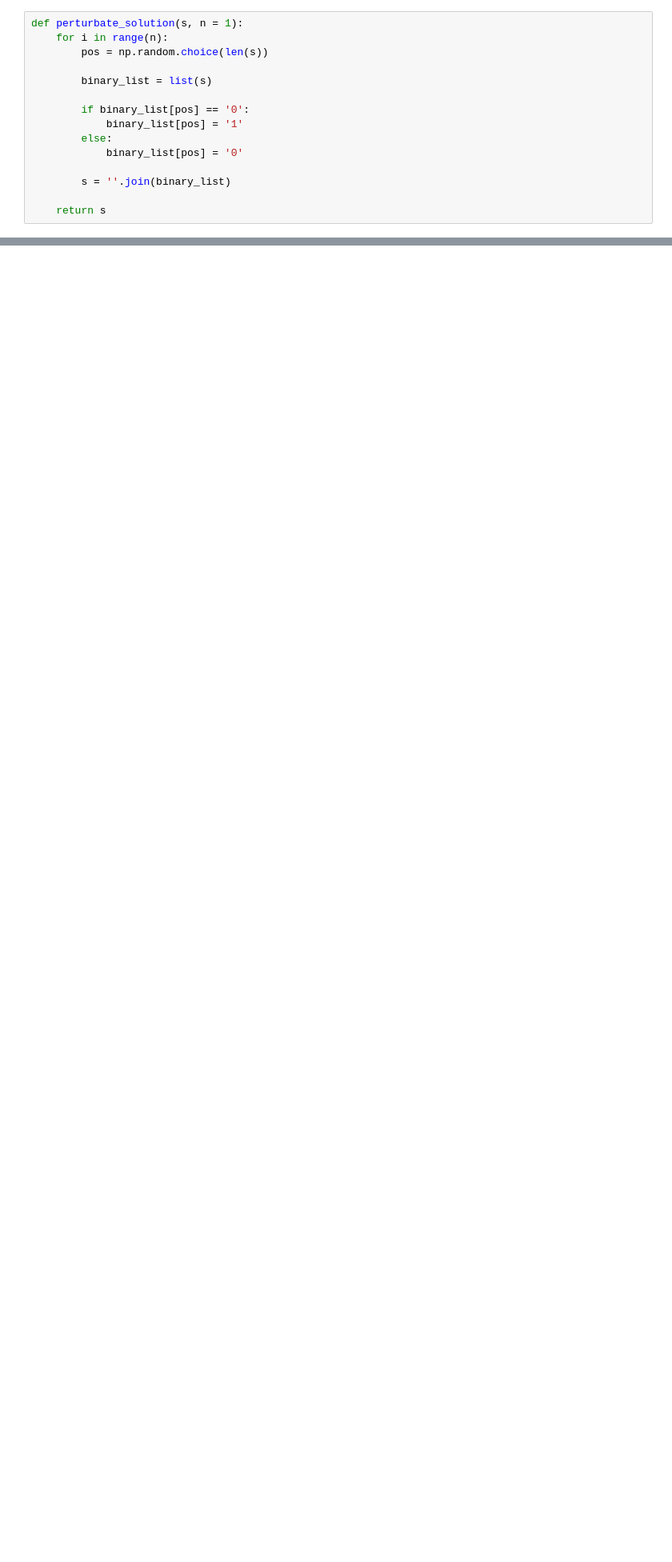
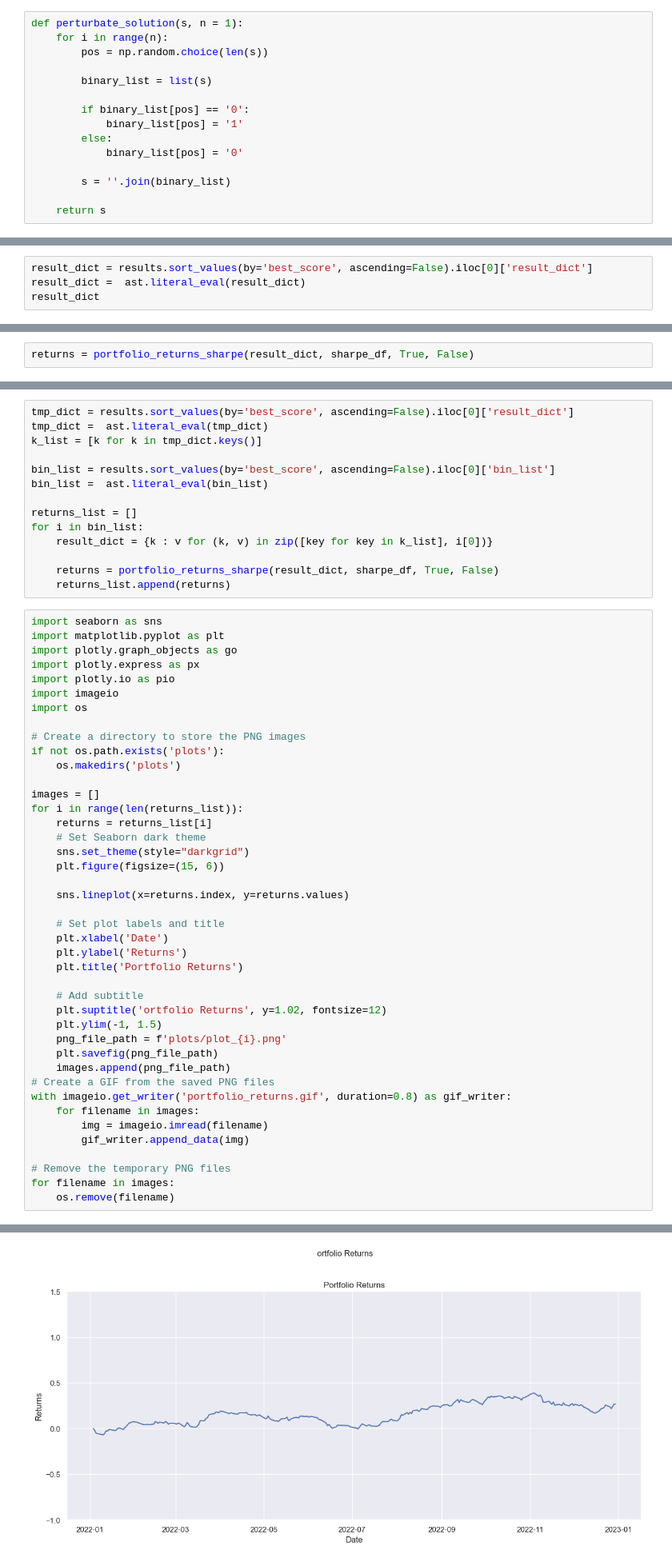
Before and after one commit to fell100/Metaheuristics, a Jupyter notebook: GRASP/grasp.ipynb, the cells around one changed output, grey strips where cells are left out. Shown at 80% size. Cells and saved outputs as stored; diff of their text form; blank space fills up the shorter version.

```diff
--- a/GRASP/grasp.ipynb
+++ b/GRASP/grasp.ipynb
@@ -510,0 +699,4 @@ tabu_search(max_iterations, n_neighbors, early_stop_n, tabu_list_len, s0 = portf
+# %%
+result_dict = results.sort_values(by='best_score', ascending=False).iloc[0]['result_dict']
+result_dict =  ast.literal_eval(result_dict)
+result_dict
@@ -510,0 +719,2 @@ tabu_search(max_iterations, n_neighbors, early_stop_n, tabu_list_len, s0 = portf
+# %%
+returns = portfolio_returns_sharpe(result_dict, sharpe_df, True, False)
@@ -510,0 +872,57 @@ tabu_search(max_iterations, n_neighbors, early_stop_n, tabu_list_len, s0 = portf
+# %%
+tmp_dict = results.sort_values(by='best_score', ascending=False).iloc[0]['result_dict']
+tmp_dict =  ast.literal_eval(tmp_dict)
+k_list = [k for k in tmp_dict.keys()]
+
+bin_list = results.sort_values(by='best_score', ascending=False).iloc[0]['bin_list']
+bin_list =  ast.literal_eval(bin_list)
+
+returns_list = []
+for i in bin_list:
+    result_dict = {k : v for (k, v) in zip([key for key in k_list], i[0])}
+
+    returns = portfolio_returns_sharpe(result_dict, sharpe_df, True, False)
+    returns_list.append(returns)
+# %%
+import seaborn as sns
+import matplotlib.pyplot as plt
+import plotly.graph_objects as go
+import plotly.express as px
+import plotly.io as pio
+import imageio
+import os
+
+# Create a directory to store the PNG images
+if not os.path.exists('plots'):
+    os.makedirs('plots')
+
+images = []
+for i in range(len(returns_list)):
+    returns = returns_list[i]
+    # Set Seaborn dark theme
+    sns.set_theme(style="darkgrid")
+    plt.figure(figsize=(15, 6))
+
+    sns.lineplot(x=returns.index, y=returns.values)
+
+    # Set plot labels and title
+    plt.xlabel('Date')
+    plt.ylabel('Returns')
+    plt.title('Portfolio Returns')
+
+    # Add subtitle
+    plt.suptitle('ortfolio Returns', y=1.02, fontsize=12)
+    plt.ylim(-1, 1.5)
+    png_file_path = f'plots/plot_{i}.png'
+    plt.savefig(png_file_path)
+    images.append(png_file_path)
+# Create a GIF from the saved PNG files
+with imageio.get_writer('portfolio_returns.gif', duration=0.8) as gif_writer:
+    for filename in images:
+        img = imageio.imread(filename)
+        gif_writer.append_data(img)
+
+# Remove the temporary PNG files
+for filename in images:
+    os.remove(filename)
+# %% [output]
@@ -510,0 +933 @@ tabu_search(max_iterations, n_neighbors, early_stop_n, tabu_list_len, s0 = portf
+[figure, added]
```
Also changed, not shown: parts of 41 cells of this notebook, 8 other files.
